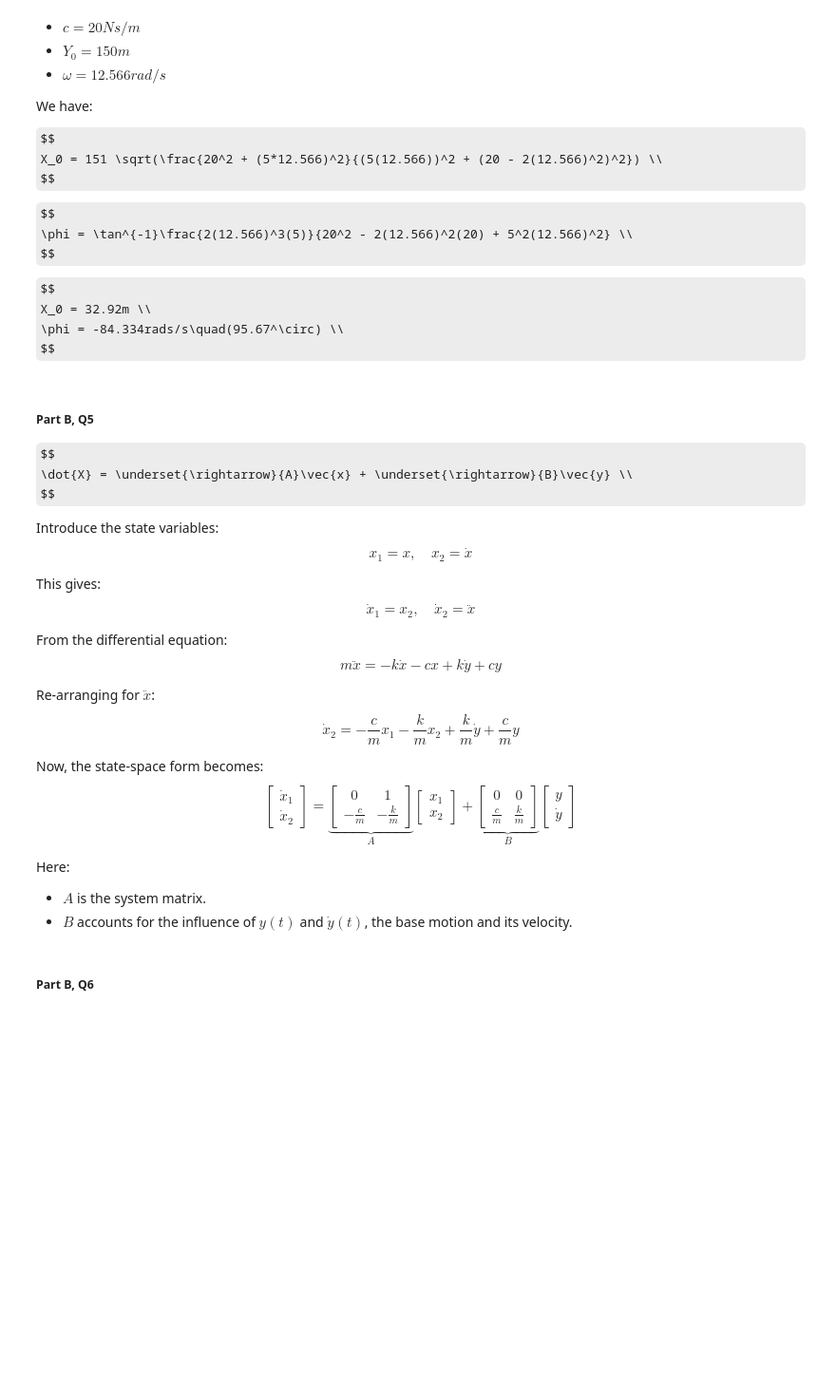
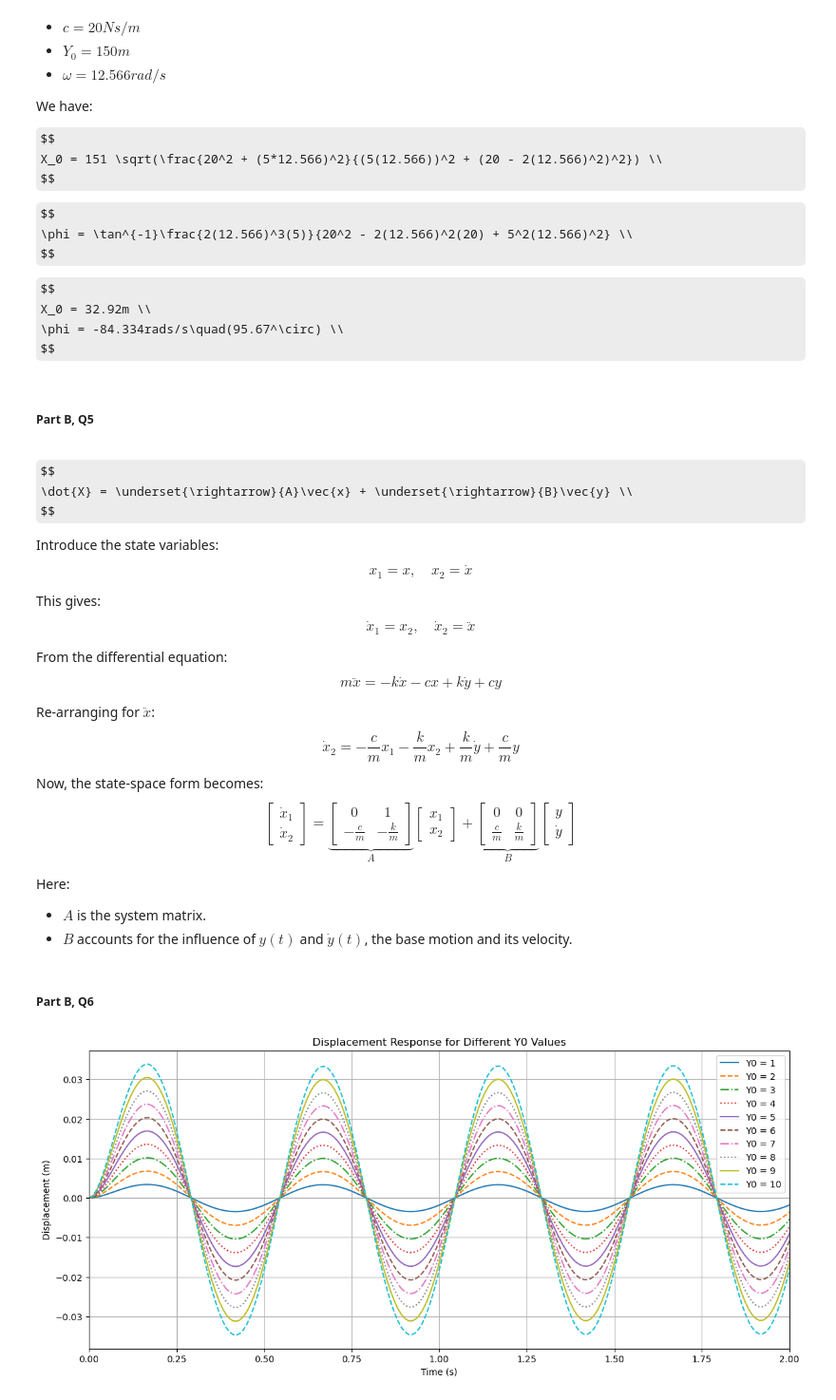
Before and after one commit to Duks31/vibrations, a Jupyter notebook: main.ipynb, the cells around one changed output. Shown at 95% size. Saved outputs shown, nothing was run; the diff lists cells and outputs as text; code cells hidden in the pictures; some formulas as TeX source; blank space fills up the shorter version.

```diff
--- a/main.ipynb
+++ b/main.ipynb
@@ -522,8 +570,10 @@ $$
 X_0 = 32.92m \\
 \phi = -84.334rads/s\quad(95.67^\circ) \\
 $$
+# %% [markdown]
+##### Part B, Q5
 # %% [markdown]
-##### Part B, Q5
+
 
 $$
 \dot{X} = \underset{\rightarrow}{A}\vec{x} + \underset{\rightarrow}{B}\vec{y} \\
@@ -580,3 +630,67 @@ Here:
 - $B$ accounts for the influence of $y(t)$ and $\dot{y}(t)$, the base motion and its velocity.
 # %% [markdown]
 ##### Part B, Q6
+# %%
+import numpy as np
+import matplotlib.pyplot as plt
+from scipy.integrate import solve_ivp
+from scipy.signal import find_peaks
+
+# System parameters
+V = 2000  # speed in m/s
+l = 1000  # characteristic length in m
+omega = (V * 2 * np.pi) / l  # angular frequency
+m = 1  # mass (you can replace this with your value)
+k = 5  # spring constant (replace this too)
+c = 20  # damping coefficient (example value)
+
+# Define the mass-spring-damper system
+def mass_spring_damper(t, X, Y0, omega, m, c, k):
+    x, v = X
+    dxdt = v
+    dvdt = (-c * v - k * x) / m + Y0 * np.cos(omega * t) / m
+    return [dxdt, dvdt]
+
+# Time range
+t_span = (0, 5)
+time = np.linspace(t_span[0], t_span[1], 500)
+
+# Solve for multiple values of Y0
+Y0_values = np.arange(1, 11)
+displacement_results = []
+phase_results = []
+
+for Y0 in Y0_values:
+    X0 = [0, 0]  # initial conditions
+    sol = solve_ivp(mass_spring_damper, t_span, X0, args=(Y0, omega, m, c, k), t_eval=time)
+    displacement = sol.y[0]  # displacement
+
+    # Find phase angle: compare the first peak of the system's response to the excitation Y(t)
+    peaks, _ = find_peaks(displacement)  # find peaks in displacement
+    if len(peaks) > 0:  # if there's at least one peak
+        first_peak_time = time[peaks[0]]  # time of the first peak
+        excitation_peak_time = np.pi / omega  # first peak of cos(omega * t) is at pi/omega
+        phase_shift = first_peak_time - excitation_peak_time  # time difference
+        phase_angle = phase_shift * omega * (180 / np.pi)  # convert to degrees
+        phase_results.append(phase_angle)
+    else:
+        phase_results.append(0)  # no peak means zero phase angle
+
+    displacement_results.append(displacement)
+
+# Define different line styles
+linestyles = ['-', '--', '-.', ':', '-', '--', '-.', ':', '-', '--']
+
+# Plot Displacement Response with different line styles
+plt.figure(figsize=(14, 6))
+for i, Y0 in enumerate(Y0_values):
+    plt.plot(time, displacement_results[i], label=f'Y0 = {Y0}', linestyle=linestyles[i % len(linestyles)])
+plt.title('Displacement Response for Different Y0 Values')
+plt.xlabel('Time (s)')
+plt.ylabel('Displacement (m)')
+plt.xlim(0, 2)
+plt.legend()
+plt.grid(True)
+plt.show()
+# %% [output]
+[figure, added]
```
Also changed, not shown: parts of 3 cells of this notebook.
